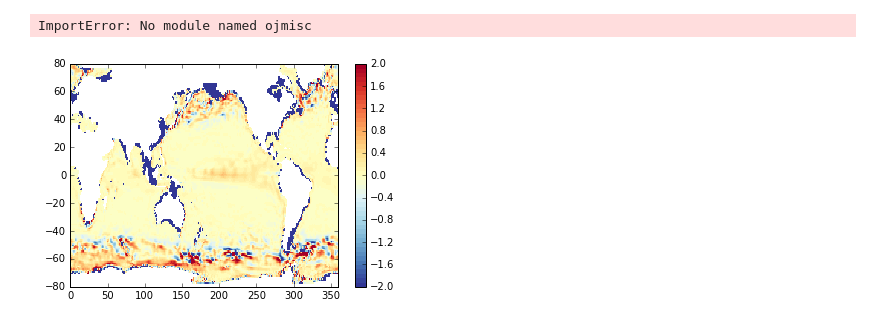
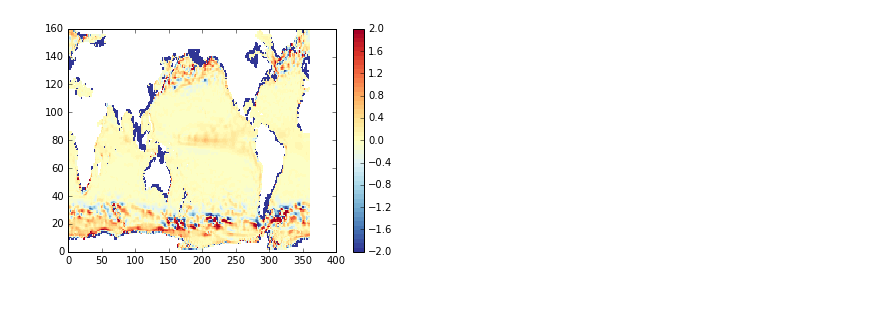
Before and after one commit to sophieclayton/model_comparison, a Jupyter notebook: python_figures/upflux_100m.ipynb, the cells around one changed output. Cells and saved outputs as stored; diff of their text form; code cells hidden in the pictures.

```diff
--- a/python_figures/upflux_100m.ipynb
+++ b/python_figures/upflux_100m.ipynb
@@ -1,11 +1,6 @@
 # %%
 % matplotlib inline
 
-import sys
-sys.path =['.','/Users/sclayton/Google Drive/worl/comparison/python']
-
-
-from ojmisc import *
 import numpy as np
 import numpy.ma as ma
 import pandas as pd
@@ -15,8 +10,6 @@ import scipy.io as sio
 from mpl_toolkits.basemap import Basemap, cm
 
 import MITgcmutils as mit
-# %% [output]
-ImportError: No module named ojmisc
 # %%
 # import the data to plot
 CRindir = '/Volumes/My Passport/coarse_run/'
@@ -68,11 +62,19 @@ RAC = RAC.reshape(510,3060)
 in_file = '%supflux/WN.1999.data' % HRindir
 HRWN = np.fromfile(in_file, dtype='>f').reshape(4, 510, 3060)
 HRmask = ma.masked_where(HFHR == 0, HRWN[0,:,:], copy=False)
+# %%
+
+palette = plt.get_cmap('RdYlBu_r', 50)
+#plt.pcolormesh(XC-180, YC,XC, shading ='flat')
+plt.pcolormesh(CRmask,shading='flat', vmin= -2, vmax = 2, cmap = palette)
+#plt.axis([-180, 180, -80, 80])
+plt.colorbar()
+plt.show()
+# %% [output]
+[figure, added]
 # %%
 palette = plt.get_cmap('RdYlBu_r', 50)
-plt.pcolormesh(XC, YC, CRmask,shading='flat', vmin= -2, vmax = 2, cmap = palette)
-plt.axis([0, 360, -80, 80])
+plt.pcolormesh(XG, YG,HFHR,shading='flat', vmin= -2, vmax = 2,cmap = palette)
+plt.axis([-180, 180, -80, 80])
 plt.colorbar()
 plt.show()
-# %% [output]
-[figure, removed]
```
Also changed, not shown: parts of 5 cells of this notebook.
